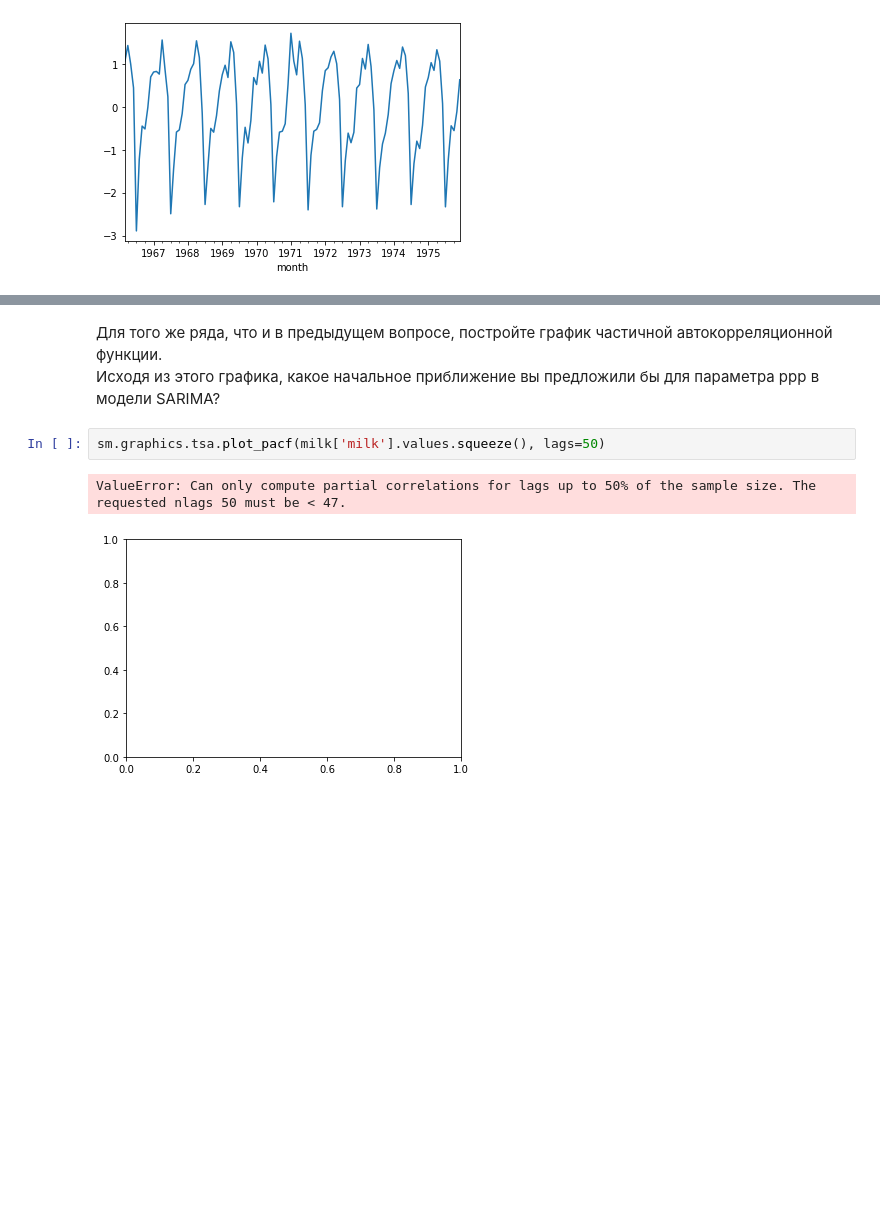
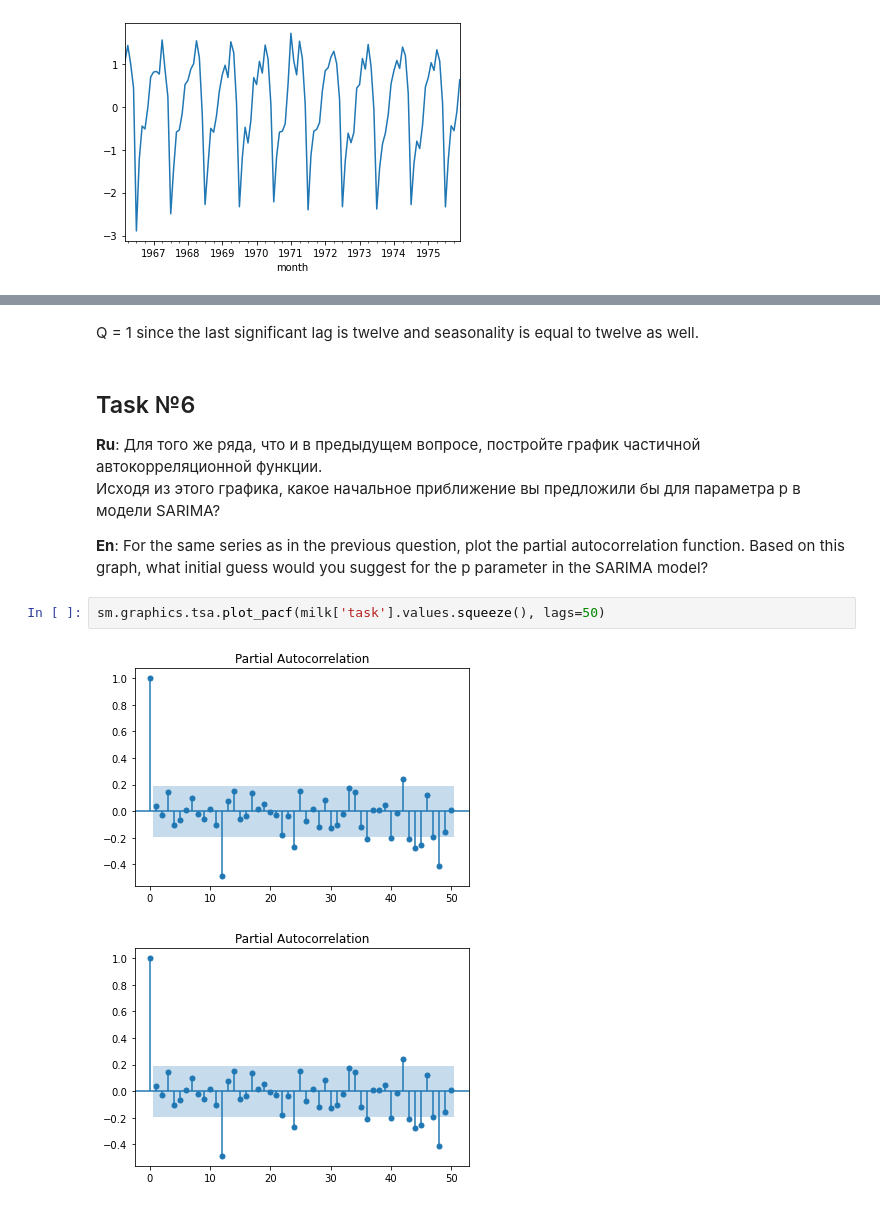
Before and after one commit to razmarrus/MIPT_ML, a Jupyter notebook: 5_Applied_DS/week_1/Programming_Assgiment_1_1_Time_Series.ipynb, the cells around one changed output, grey strips where cells are left out. Drawn from its saved outputs; the diff is of its cells as text; blank space fills up the shorter version.

```diff
--- a/5_Applied_DS/week_1/Programming_Assgiment_1_1_Time_Series.ipynb
+++ b/5_Applied_DS/week_1/Programming_Assgiment_1_1_Time_Series.ipynb
@@ -143,8 +176,14 @@ sm.graphics.tsa.plot_acf(milk['task'].values.squeeze(), lags=50)
+# %% [markdown]
+Q = 1 since the last significant lag is twelve and seasonality is equal to twelve as well.
 # %% [markdown]
-Для того же ряда, что и в предыдущем вопросе, постройте график частичной автокорреляционной функции.
-Исходя из этого графика, какое начальное приближение вы предложили бы для параметра ppp в модели SARIMA?
+## Task №6
+**Ru**: Для того же ряда, что и в предыдущем вопросе, постройте график частичной автокорреляционной функции.
+Исходя из этого графика, какое начальное приближение вы предложили бы для параметра p в модели SARIMA?
+
+**En**: For the same series as in the previous question, plot the partial autocorrelation function.
+Based on this graph, what initial guess would you suggest for the p parameter in the SARIMA model?
 # %%
-sm.graphics.tsa.plot_pacf(milk['milk'].values.squeeze(), lags=50)
+sm.graphics.tsa.plot_pacf(milk['task'].values.squeeze(), lags=50)
 # %% [output]
-ValueError: Can only compute partial correlations for lags up to 50% of the sample size. The requested nlags 50 must be < 47.
-[figure, old version]
+[figure, new version]
+[figure, added]
```
Also changed, not shown: parts of 16 cells of this notebook.
